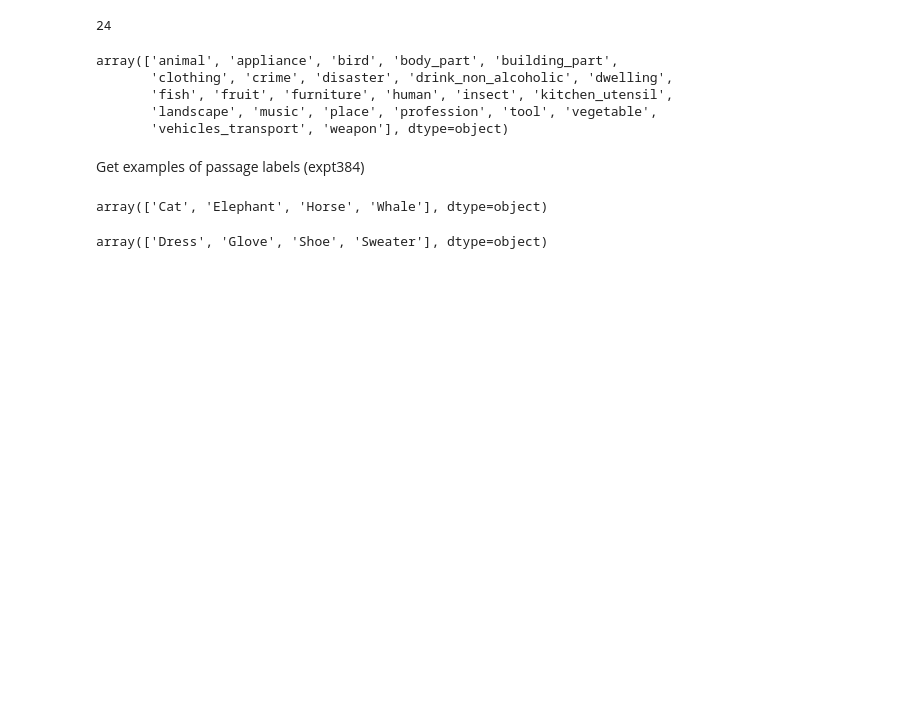
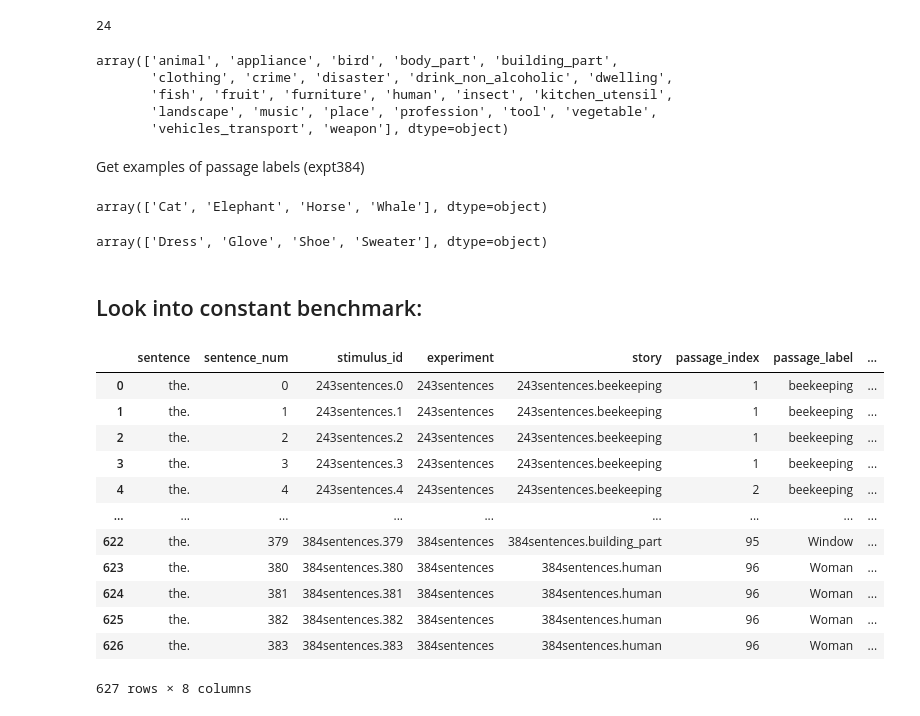
Before and after one commit to carina-kauf/perturbed-neural-nlp, a Jupyter notebook: ressources/stimuli_creation/investigate_original_stimuli_df_structure.ipynb, the cells around one changed output. Cells and saved outputs as stored; diff of their text form; code cells hidden in the pictures; blank space fills up the shorter version.

```diff
--- a/ressources/stimuli_creation/investigate_original_stimuli_df_structure.ipynb
+++ b/ressources/stimuli_creation/investigate_original_stimuli_df_structure.ipynb
@@ -214,3 +220,23 @@ array(['Cat', 'Elephant', 'Horse', 'Whale'], dtype=object)
 (np.unique(stimuli_df.loc[stimuli_df.passage_category == 'clothing'].passage_label))
 # %% [output]
 array(['Dress', 'Glove', 'Shoe', 'Sweater'], dtype=object)
+# %% [markdown]
+## Look into constant benchmark:
+# %%
+df = pd.read_pickle('/Users/gt/Documents/GitHub/perturbed-neural-nlp/ressources/scrambled_stimuli_dfs/stimuli_constant_control.pkl')
+# %%
+df
+# %% [output]
+|  | sentence | sentence_num | stimulus_id | experiment | story | passage_index | passage_label | ... |
+| 0 | the. | 0 | 243sentences.0 | 243sentences | 243sentences.beekeeping | 1 | beekeeping | ... |
+| 1 | the. | 1 | 243sentences.1 | 243sentences | 243sentences.beekeeping | 1 | beekeeping | ... |
+| 2 | the. | 2 | 243sentences.2 | 243sentences | 243sentences.beekeeping | 1 | beekeeping | ... |
+| 3 | the. | 3 | 243sentences.3 | 243sentences | 243sentences.beekeeping | 1 | beekeeping | ... |
+| 4 | the. | 4 | 243sentences.4 | 243sentences | 243sentences.beekeeping | 2 | beekeeping | ... |
+| ... | ... | ... | ... | ... | ... | ... | ... | ... |
+| 622 | the. | 379 | 384sentences.379 | 384sentences | 384sentences.building_part | 95 | Window | ... |
+| 623 | the. | 380 | 384sentences.380 | 384sentences | 384sentences.human | 96 | Woman | ... |
+| 624 | the. | 381 | 384sentences.381 | 384sentences | 384sentences.human | 96 | Woman | ... |
+| 625 | the. | 382 | 384sentences.382 | 384sentences | 384sentences.human | 96 | Woman | ... |
+| 626 | the. | 383 | 384sentences.383 | 384sentences | 384sentences.human | 96 | Woman | ... |
+627 rows × 8 columns
```
Also changed, not shown: parts of 3 cells of this notebook.
